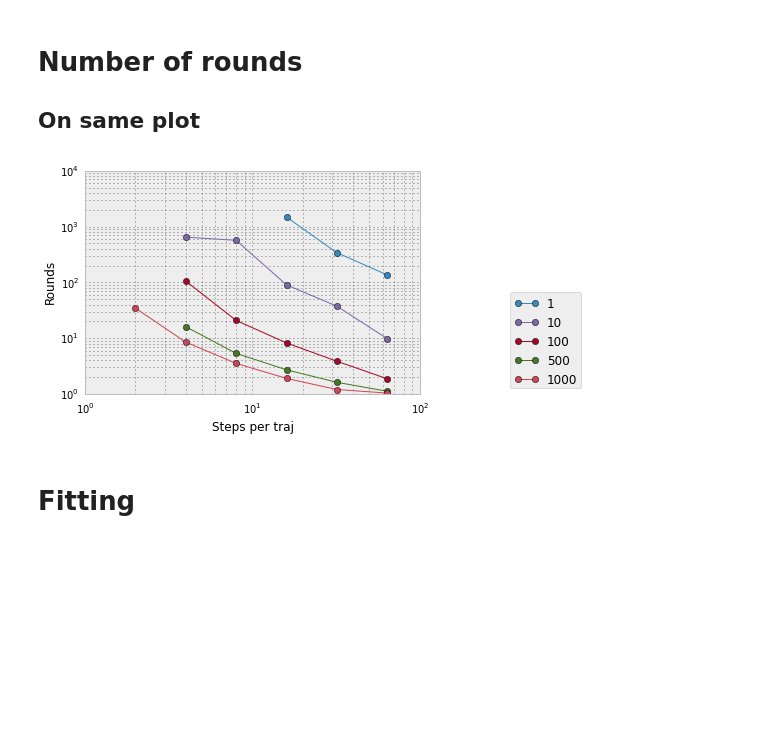
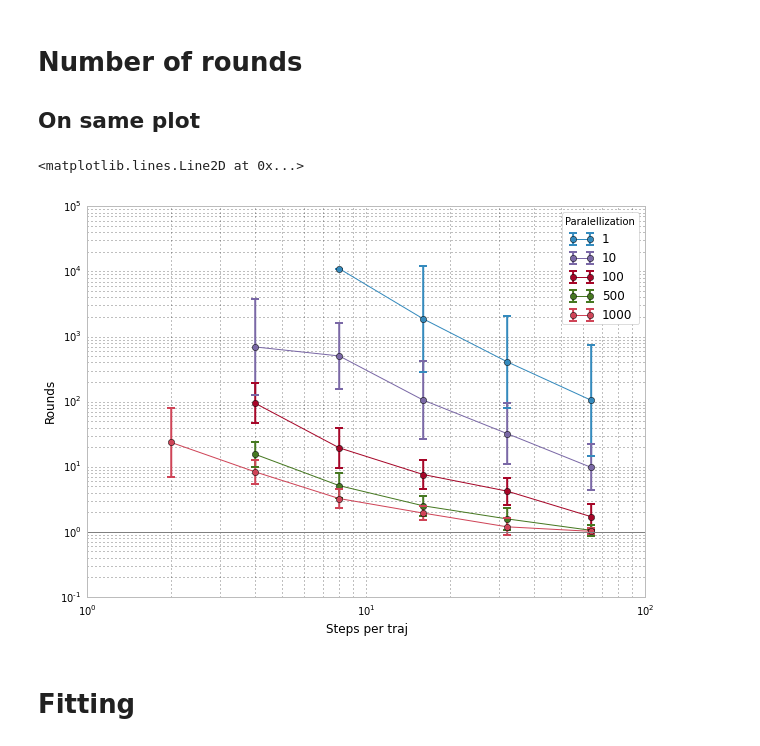
Before and after one commit to mpharrigan/quant-accel, a Jupyter notebook: ipython/tmat3.ipynb, the cells around one changed output. Saved outputs shown, nothing was run; the diff lists cells and outputs as text; code cells hidden in the pictures; blank space fills up the shorter version.

```diff
--- a/ipython/tmat3.ipynb
+++ b/ipython/tmat3.ipynb
@@ -65,7 +65,7 @@ rounds_vs_spt = tmat.plot_vs('pop', 'rounds', xaxis='n_spt', label='n_tpr')
 # %%
 fig, axes = plt.subplots(6, 5, figsize=(16, 4*6))
 for i, (k, v) in enumerate(rounds_vs_spt.items()):
-    for j, (hist, bin_centers, xval) in enumerate(sc.histogram(v, htype='kde', whole_range=Tru, log=True)):
+    for j, (hist, bin_centers, xval) in enumerate(sc.histogram(v, htype='kde', whole_range=True, log=True)):
         ax = axes[j, i]
         ax.plot(bin_centers, hist, '-')
         #ax.bar(bin_centers, hist+0.001, width=(bin_centers[1]-bin_centers[0]))
@@ -77,17 +78,20 @@ for i, (k, v) in enumerate(rounds_vs_spt.items()):
 # Number of rounds
 ## On same plot
 # %%
+fig, ax = plt.subplots(figsize=(10,7))
 for k, v in rounds_vs_spt.items():
     w = sc.avg_and_errorbar(v)
-    pp.errorbar(w[:,0], w[:,1], yerr=None, fmt='o-', label=k)
+    #pp.errorbar(w[:,0], w[:,1], yerr=None, fmt='o-', label=k)
+    ax.errorbar(w[:,0], w[:,1], yerr=np.transpose(w[:,2:4]), fmt='o-', elinewidth=2.0, capsize=4.0, capthick=2.0, label=k)
 
     # indent or dedent the following
-pp.xscale('log'); pp.yscale('log')
-pp.xlabel('Steps per traj'); pp.ylabel('Rounds')
-pp.legend(loc='lower right', bbox_to_anchor=((1.5,0.0)))
-pp.show()
+ax.set_xscale('log'); ax.set_yscale('log')
+ax.set_xlabel('Steps per traj'); ax.set_ylabel('Rounds')
+ax.legend(loc='best', title='Paralellization')
+ax.axhline(1.0, c='grey')
 # %% [output]
+<matplotlib.lines.Line2D at 0x...>
-[figure, old version]
+[figure, new version]
 # %% [markdown]
 # Fitting
 # %%
```
Also changed, not shown: parts of 6 cells of this notebook, 4 other files.
